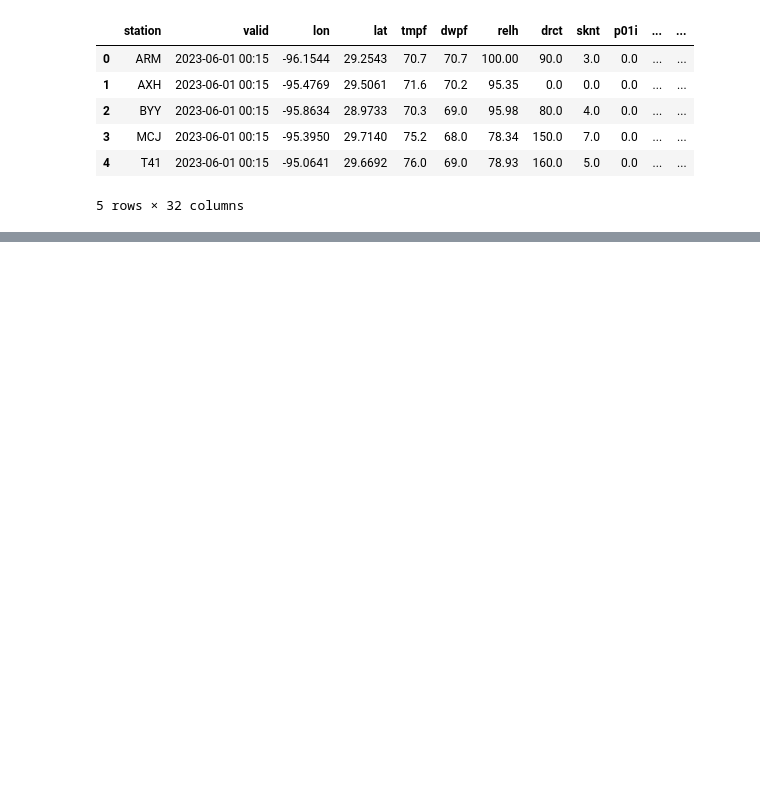
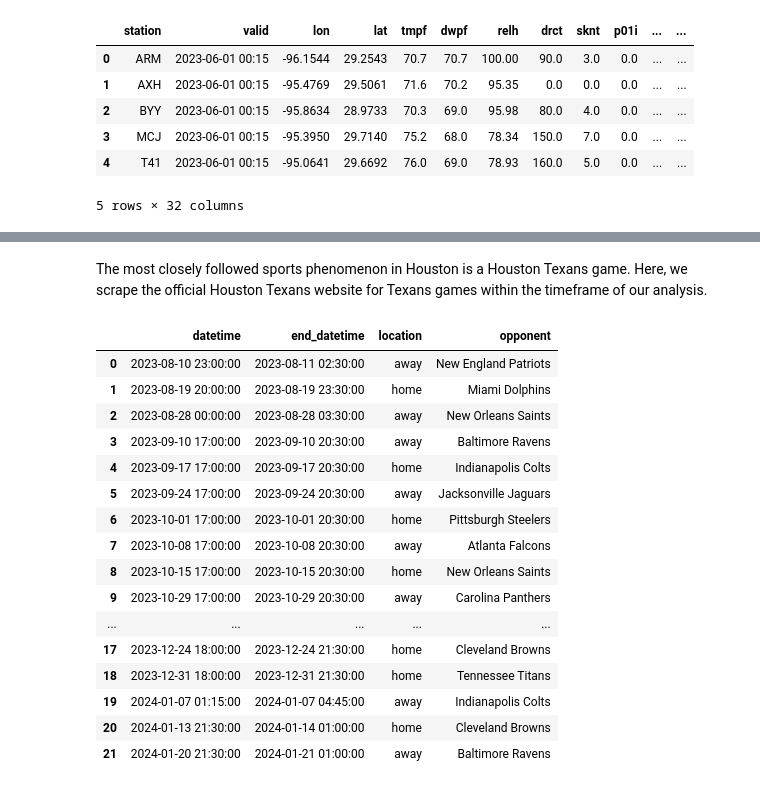
Before and after one commit to jzane1/datasci-project, a Jupyter notebook: notebook.ipynb, the cells around one changed output, grey strips where cells are left out. Saved outputs shown, nothing was run; the diff lists cells and outputs as text; code cells hidden in the pictures; blank space fills up the shorter version.

```diff
--- a/notebook.ipynb
+++ b/notebook.ipynb
@@ -59,0 +72,44 @@ Importing academic calendar data: resume from [here](https://www.fox26houston.co
+# %% [markdown]
+The most closely followed sports phenomenon in Houston is a Houston Texans game. Here, we scrape the official Houston Texans website for Texans games within the timeframe of our analysis.
+# %%
+import requests, json
+from bs4 import BeautifulSoup
+
+resp = requests.get("https://www.houstontexans.com/schedule/2023/")
+soup = BeautifulSoup(resp.text, "html.parser")
+games = []
+for script in soup.find_all("script", type="application/ld+json"):
+    data = json.loads(script.string)
+    if data.get("@type") == "SportsEvent":
+        is_home = data["homeTeam"]["name"] == "Houston Texans"
+        opponent = data["awayTeam"]["name"] if is_home else data["homeTeam"]["name"]
+        games.append({
+            "datetime": data["startDate"],
+            "end_datetime": data["endDate"],
+            "location": "home" if is_home else "away",
+            "opponent": opponent,
+        })
+
+df_texans = pd.DataFrame(games)
+df_texans["datetime"] = pd.to_datetime(df_texans["datetime"])
+df_texans["end_datetime"] = pd.to_datetime(df_texans["end_datetime"])
+df_texans = df_texans.sort_values("datetime").reset_index(drop=True)
+df_texans
+# %% [output]
+|  | datetime | end_datetime | location | opponent |
+| 0 | 2023-08-10 23:00:00 | 2023-08-11 02:30:00 | away | New England Patriots |
+| 1 | 2023-08-19 20:00:00 | 2023-08-19 23:30:00 | home | Miami Dolphins |
+| 2 | 2023-08-28 00:00:00 | 2023-08-28 03:30:00 | away | New Orleans Saints |
+| 3 | 2023-09-10 17:00:00 | 2023-09-10 20:30:00 | away | Baltimore Ravens |
+| 4 | 2023-09-17 17:00:00 | 2023-09-17 20:30:00 | home | Indianapolis Colts |
+| 5 | 2023-09-24 17:00:00 | 2023-09-24 20:30:00 | away | Jacksonville Jaguars |
+| 6 | 2023-10-01 17:00:00 | 2023-10-01 20:30:00 | home | Pittsburgh Steelers |
+| 7 | 2023-10-08 17:00:00 | 2023-10-08 20:30:00 | away | Atlanta Falcons |
+| 8 | 2023-10-15 17:00:00 | 2023-10-15 20:30:00 | home | New Orleans Saints |
+| 9 | 2023-10-29 17:00:00 | 2023-10-29 20:30:00 | away | Carolina Panthers |
+| ... | ... | ... | ... | ... |
+| 17 | 2023-12-24 18:00:00 | 2023-12-24 21:30:00 | home | Cleveland Browns |
+| 18 | 2023-12-31 18:00:00 | 2023-12-31 21:30:00 | home | Tennessee Titans |
+| 19 | 2024-01-07 01:15:00 | 2024-01-07 04:45:00 | away | Indianapolis Colts |
+| 20 | 2024-01-13 21:30:00 | 2024-01-14 01:00:00 | home | Cleveland Browns |
+| 21 | 2024-01-20 21:30:00 | 2024-01-21 01:00:00 | away | Baltimore Ravens |
```
Also changed, not shown: parts of 4 cells of this notebook.
